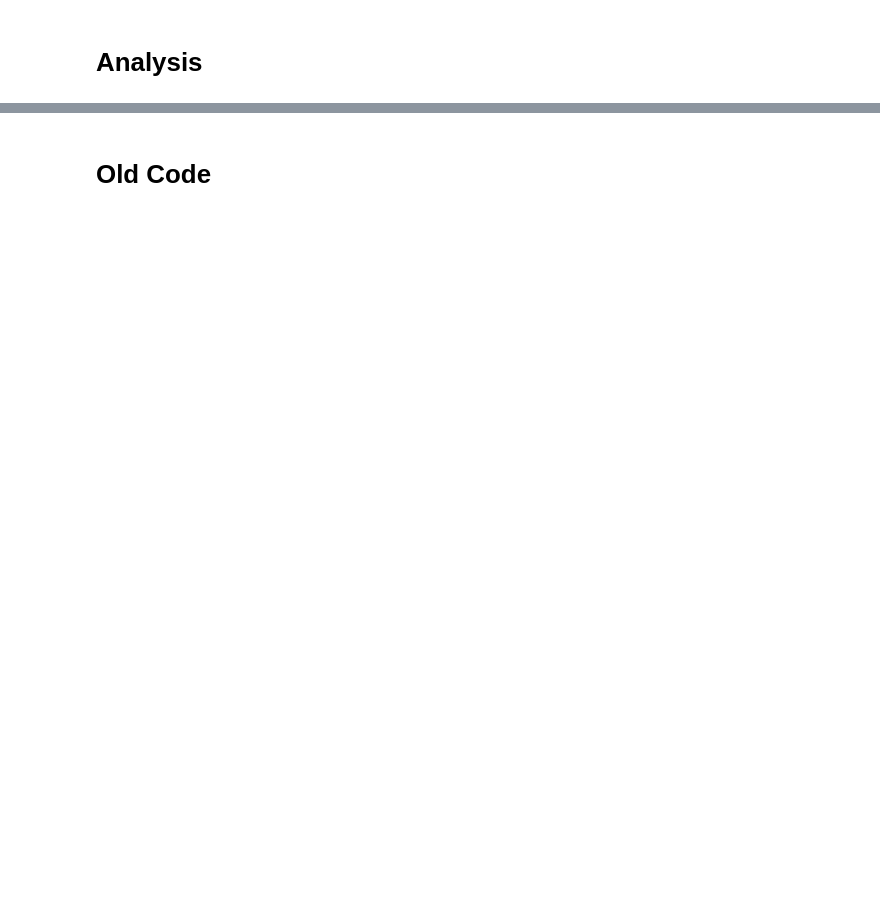
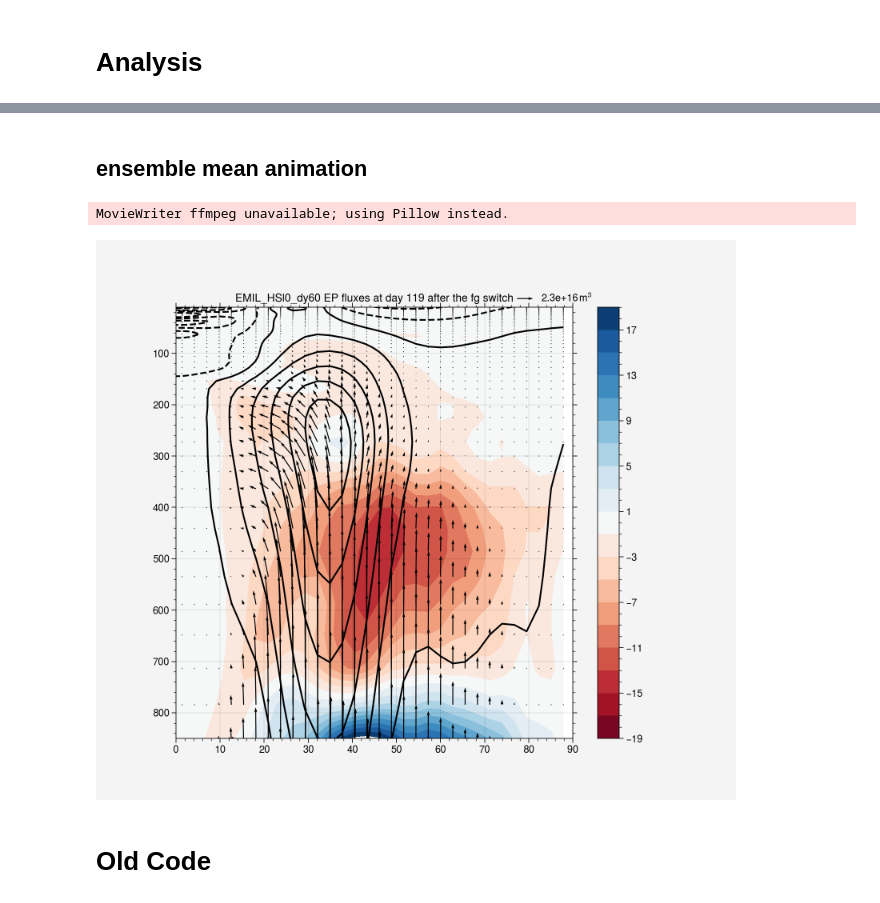
Before and after one commit to pabloconrat/masterarbeit, a Jupyter notebook: transition_analysis.ipynb, the cells around one changed output, grey strips where cells are left out. Drawn from its saved outputs; the diff is of its cells as text; code cells hidden in the pictures; blank space fills up the shorter version.

```diff
--- a/transition_analysis.ipynb
+++ b/transition_analysis.ipynb
@@ -252,2 +229,59 @@ fig, ax = pplt.subplots(nrows=3, ncols=3)
+# %% [markdown]
+## ensemble mean animation
+# %%
+f = 5
+n_days_before = 60
+n_days_after = 120
+
+trans_date = new_trans_date
+start_date = trans_date - np.timedelta64(n_days_before, 'D')
+end_date = trans_date + np.timedelta64(n_days_after, 'D')
+
+ds = ds_ep.mean('exp_name').sel(lat=slice(90,-5), time=slice(start_date, end_date)).rolling(time=f, center=True, min_periods=1).mean('time')
+ds_wind = ds_zm.mean('exp_name').sel(lat=slice(90,-5), time=slice(start_date, end_date)).rolling(time=f, center=True, min_periods=1).mean('time')
+
+def animate_ep_flux(i, max_div=None):
+
+    ax.clear()
+
+    ds_sel = ds.isel(time=i)
+    ds_wind_sel = ds_wind.isel(time=i)
+
+    if max_div is None:
+        max_div = np.ceil(np.abs((ds.div1+ds.div2)).sel(plev=slice(0,800)).max().values)
+        #max_div += 0.3 * max_div
+    d_level = np.round(max_div/10, 0)
+
+    cf = ax.contourf(ds_sel.lat, ds_sel.plev, (ds_sel.div1+ds_sel.div2), levels=np.arange(-max_div,max_div + d_level, d_level), cmap='RdBu', extent='both')
+    ax.contour(ds_wind_sel.lat, ds_wind_sel.plev, ds_wind_sel.um1.T, colors='black', levels=10)
+    f_phi_dx, f_phi_dy = aostools.climate.PlotEPfluxArrows(ds_sel.lat.values, ds_sel.plev.values, ds_sel.ep_cart1, ds_sel.ep_cart2, fig, ax)
+
+    ax.set_ylim([850,10])
+    ax.set_xlim([0,90])
+    ax.set_title(f'{ref_name} EP fluxes at day {- int(days_before_trans) + i} after the fg switch')
+
+    return
+
+fig, ax = plt.subplots(figsize=(8,7))
+max_div = np.ceil(np.abs((ds.div1+ds.div2)).sel(plev=slice(0,800)).max().values)
+d_level = np.round(max_div/10, 0)
+days_before_trans = n_days_before # (ds_wind.trans_date.values - ds_wind.time[0].values).astype('timedelta64[D]')/np.timedelta64(1,'D')
+
+cf = ax.contourf(ds.lat, ds.plev, (ds.div1+ds.div2).mean('time'), levels=np.arange(-max_div,max_div + d_level, d_level), cmap='RdBu', extent='both')
+cbar = plt.colorbar(cf)
+
+from matplotlib.animation import FuncAnimation
+
+anime = FuncAnimation(
+    fig=fig,
+    func=animate_ep_flux,
+    frames=n_days_before + n_days_after,
+    interval=200,
+)
+
+anime.save(f'{series}_ep_evolution.gif')
+# %% [output]
+MovieWriter ffmpeg unavailable; using Pillow instead.
+[figure, added]
 # %% [markdown]
 # Old Code
```
Also changed, not shown: parts of 9 cells of this notebook, 5 other files.
